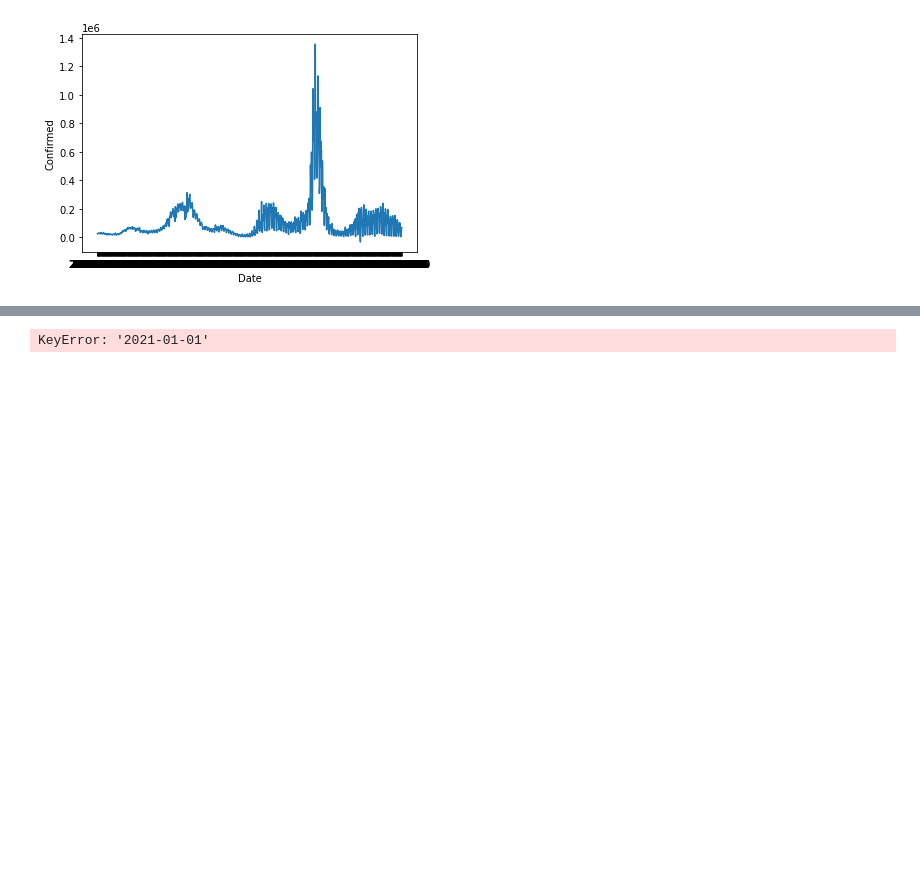
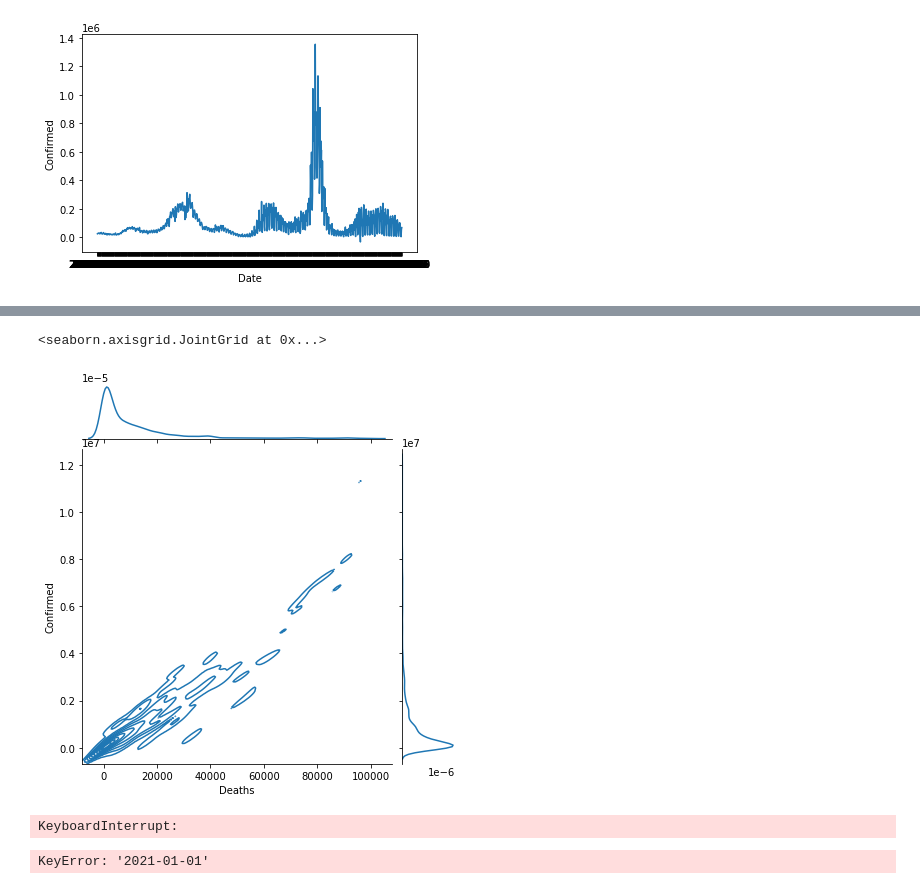
Before and after one commit to ArshiaIlaty/Introduction-to-Big-Data, a Jupyter notebook: FinalProject.ipynb, the cells around one changed output, grey strips where cells are left out. Drawn from its saved outputs; the diff is of its cells as text; code cells hidden in the pictures; blank space fills up the shorter version.

```diff
--- a/FinalProject.ipynb
+++ b/FinalProject.ipynb
@@ -319,3 +370,13 @@ sns.lineplot(data=s, x='Date', y='Confirmed')
+# %%
+# 2D KDE plot
+sns.jointplot(x=data['Deaths'], y=data['Confirmed'], kind="kde")
+# %% [output]
+<seaborn.axisgrid.JointGrid at 0x...>
+[figure, added]
+# %%
+sns.pairplot(data)
+# %% [output]
+KeyboardInterrupt:
 # %%
 grid_layout = sns.FacetGrid(covid_data_country_sub
                             ,col = 'country'
```
Also changed, not shown: parts of 12 cells of this notebook.
